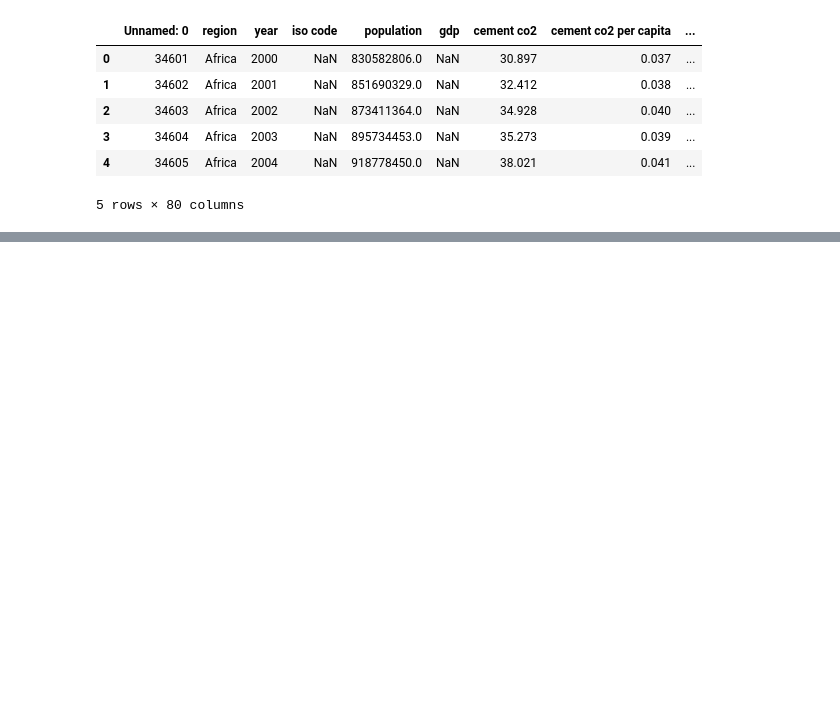
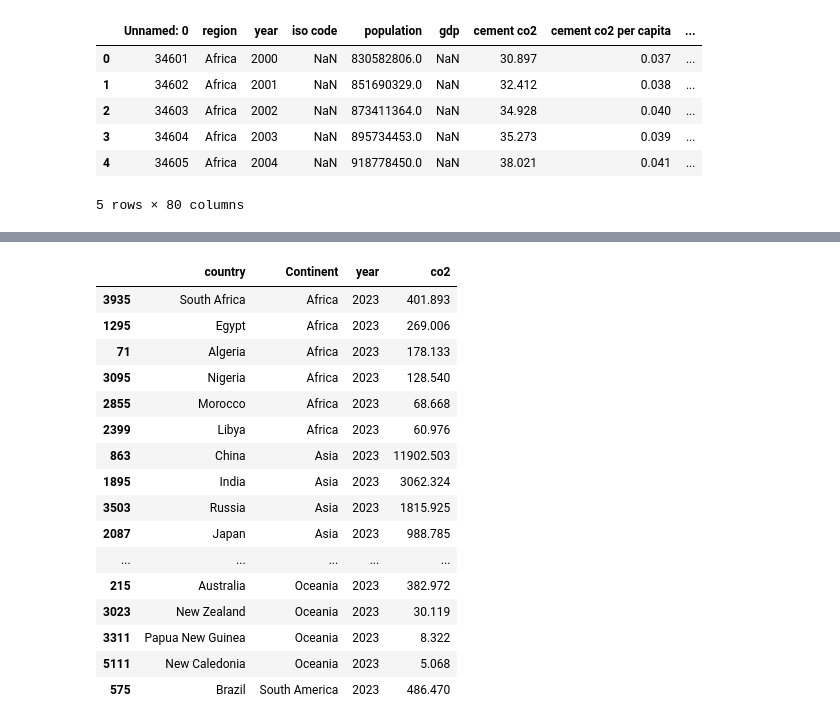
Before and after one commit to ana-nobre/Data-Driven-Insights-for-Multinationals-Global-CO2-Emissions, a Jupyter notebook: EDA/EDA_CO2.ipynb, the cells around one changed output, grey strips where cells are left out. Cells and saved outputs as stored; diff of their text form; code cells hidden in the pictures; blank space fills up the shorter version.

```diff
--- a/EDA/EDA_CO2.ipynb
+++ b/EDA/EDA_CO2.ipynb
@@ -107,0 +198,26 @@ dtype: float64
+# %%
+# last available year per country
+
+df_latest = (df_country.sort_values(["country", "year"])     # sort to ensure "last row" is the latest year
+              .groupby("country", as_index=False).tail(1))                              # keep only the latest year per country
+
+
+topN = 50  #cohort size (50 biggest emitters)
+# %%
+# GLOBAL — TOTAL CO2 (Top-N + IQR)
+df_top_total = df_latest.sort_values("co2", ascending=False).head(topN).copy()
+
+# IQR on this focused cohort
+q1 = df_top_total["co2"].quantile(0.25)            # 25th percentile
+q3 = df_top_total["co2"].quantile(0.75)            # 75th percentile
+iqr = q3 - q1                                      # interquartile range
+lo, hi = q1 - 1.5*iqr, q3 + 1.5*iqr
+
+df_top_total["out_total_top_iqr"] = (df_top_total["co2"] < lo) | (df_top_total["co2"] > hi)
+
+print("=== GLOBAL — TOTAL CO2 — TopN + IQR thresholds ===")
+print({"Q1": q1, "Q3": q3, "IQR": iqr, "LOWER": lo, "UPPER": hi})
+
+outliers_total_top_iqr = (df_top_total.loc[df_top_total["out_total_top_iqr"], ["country", "Continent", "year", "co2"]]
+                 .sort_values("co2", ascending=False))
+outliers_total_top_iqr.head(20)   # remove .head(20) to see all
@@ -107,0 +258,36 @@ dtype: float64
+# %%
+# For each continent, Top-N by total CO2, IQR per continent.
+def iqr_flags(s):
+    q1, q3 = s.quantile(0.25), s.quantile(0.75)
+    iqr = q3 - q1
+    lo, hi = q1 - 1.5*iqr, q3 + 1.5*iqr
+    return (s < lo) | (s > hi)
+
+# Top-N per continent
+df_cont_top_total = (
+    df_latest.sort_values(["Continent", "co2"], ascending=[True, False]).groupby("Continent", as_index=False).head(topN).copy())
+
+df_cont_top_total["out_total_top_iqr_cont"] = (df_cont_top_total.groupby("Continent")["co2"].transform(iqr_flags))
+
+outliers_total_top_iqr_cont = (df_cont_top_total.loc[df_cont_top_total["out_total_top_iqr_cont"],
+                          ["country", "Continent", "year", "co2"]].sort_values(["Continent", "co2"], ascending=[True, False]))
+
+outliers_total_top_iqr_cont.head(30)
+# %% [output]
+|  | country | Continent | year | co2 |
+| 3935 | South Africa | Africa | 2023 | 401.893 |
+| 1295 | Egypt | Africa | 2023 | 269.006 |
+| 71 | Algeria | Africa | 2023 | 178.133 |
+| 3095 | Nigeria | Africa | 2023 | 128.540 |
+| 2855 | Morocco | Africa | 2023 | 68.668 |
+| 2399 | Libya | Africa | 2023 | 60.976 |
+| 863 | China | Asia | 2023 | 11902.503 |
+| 1895 | India | Asia | 2023 | 3062.324 |
+| 3503 | Russia | Asia | 2023 | 1815.925 |
+| 2087 | Japan | Asia | 2023 | 988.785 |
+| ... | ... | ... | ... | ... |
+| 215 | Australia | Oceania | 2023 | 382.972 |
+| 3023 | New Zealand | Oceania | 2023 | 30.119 |
+| 3311 | Papua New Guinea | Oceania | 2023 | 8.322 |
+| 5111 | New Caledonia | Oceania | 2023 | 5.068 |
+| 575 | Brazil | South America | 2023 | 486.470 |
```
Also changed, not shown: parts of 14 cells of this notebook, 5 other files.
